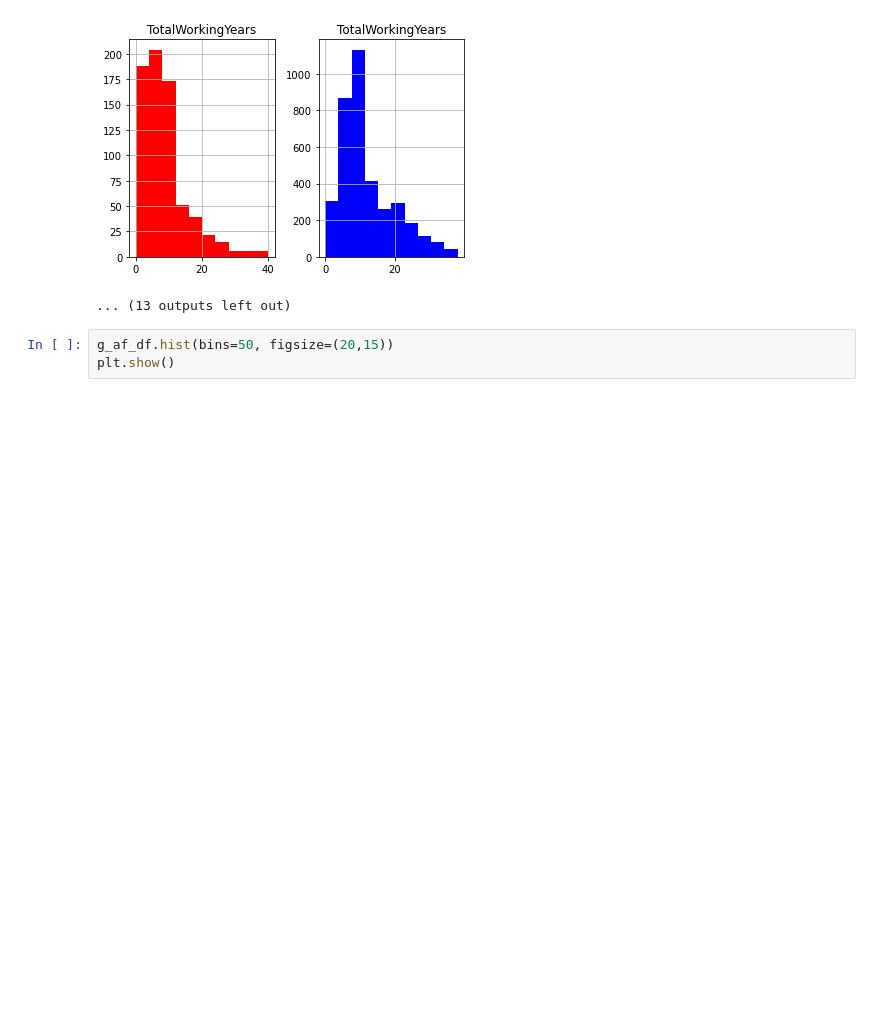
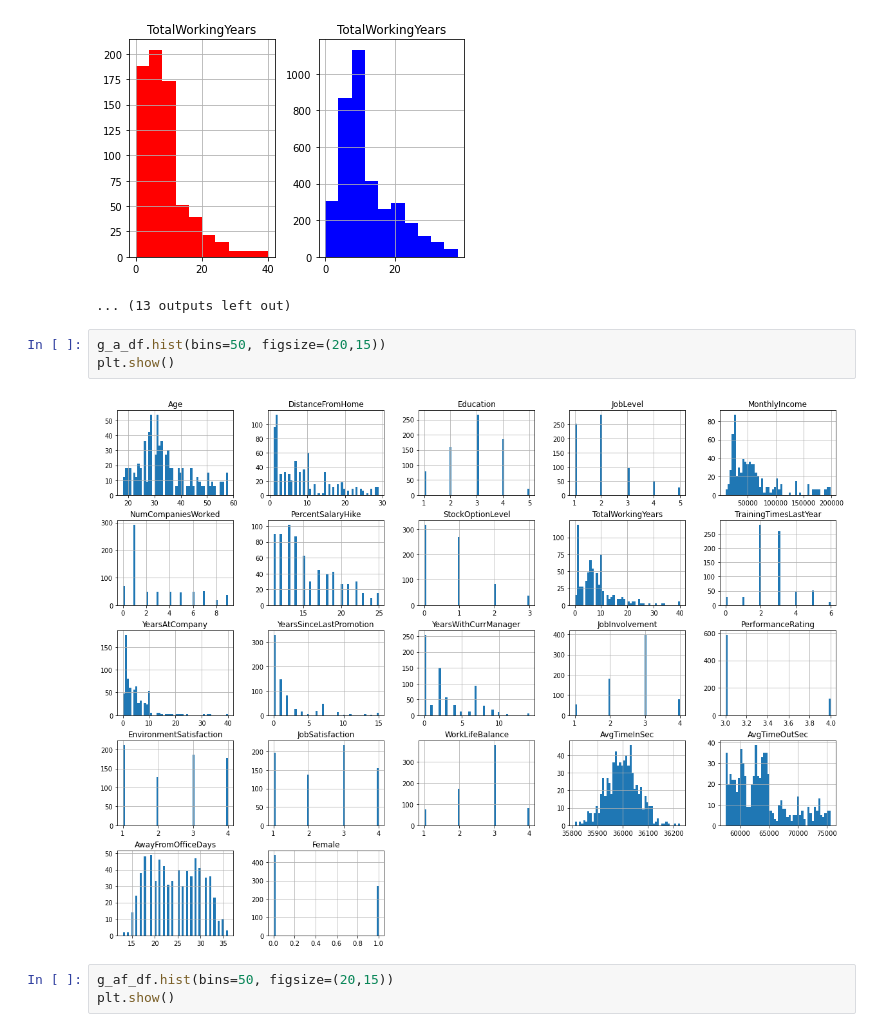
Before and after one commit to luisfangulop/hr-attrition, a Jupyter notebook: EDA.ipynb, the cells around one changed output. Saved outputs shown, nothing was run; the diff lists cells and outputs as text; blank space fills up the shorter version.

```diff
--- a/EDA.ipynb
+++ b/EDA.ipynb
@@ -450,6 +452,11 @@ for (columnName) in g_a_df:
 [figure]
 [figure]
 ... (13 outputs left out)
+# %%
+g_a_df.hist(bins=50, figsize=(20,15))
+plt.show()
+# %% [output]
+[figure, added]
 # %%
 g_af_df.hist(bins=50, figsize=(20,15))
 plt.show()
```
Also changed, not shown: parts of 5 cells of this notebook, 1 other file.
